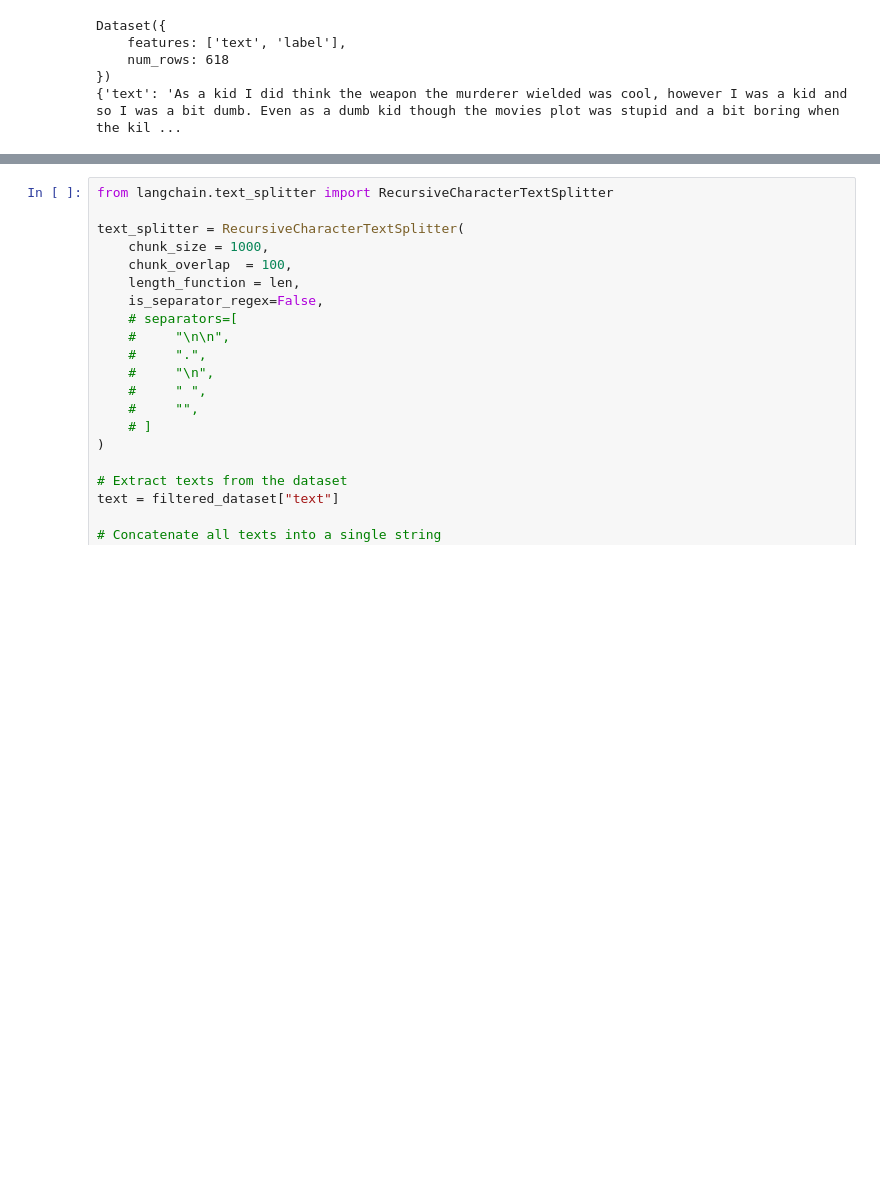
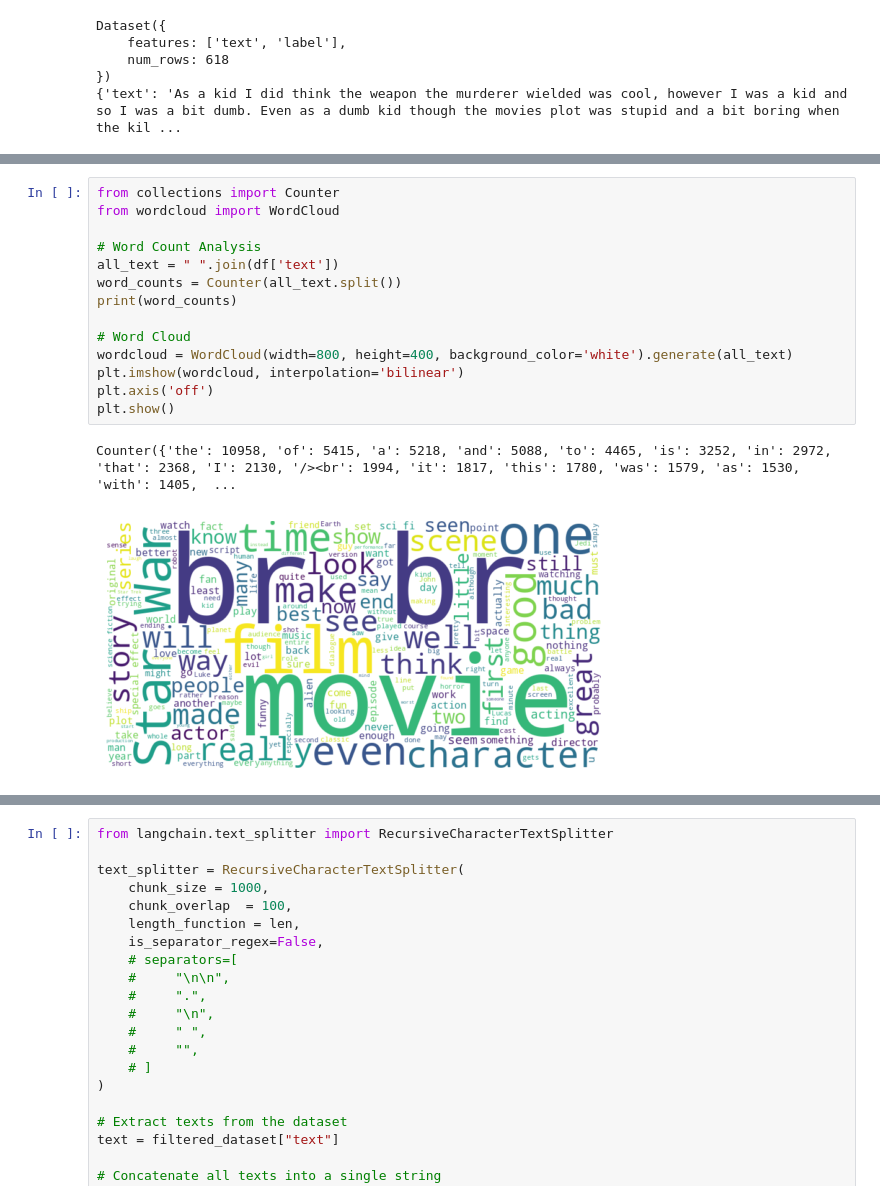
Before and after one commit to shbnmzr/INQ0091105-NLP, a Jupyter notebook: star_wars_RAG.ipynb, the cells around one changed output, grey strips where cells are left out. Cells and saved outputs as stored; diff of their text form; blank space fills up the shorter version.

```diff
--- a/star_wars_RAG.ipynb
+++ b/star_wars_RAG.ipynb
@@ -86,0 +156,17 @@ Dataset({
+# %%
+from collections import Counter
+from wordcloud import WordCloud
+
+# Word Count Analysis
+all_text = " ".join(df['text'])
+word_counts = Counter(all_text.split())
+print(word_counts)
+
+# Word Cloud
+wordcloud = WordCloud(width=800, height=400, background_color='white').generate(all_text)
+plt.imshow(wordcloud, interpolation='bilinear')
+plt.axis('off')
+plt.show()
+# %% [output]
+Counter({'the': 10958, 'of': 5415, 'a': 5218, 'and': 5088, 'to': 4465, 'is': 3252, 'in': 2972, 'that': 2368, 'I': 2130, '/><br': 1994, 'it': 1817, 'this': 1780, 'was': 1579, 'as': 1530, 'with': 1405,  ...
+[figure, added]
```
Also changed, not shown: parts of 16 cells of this notebook.
